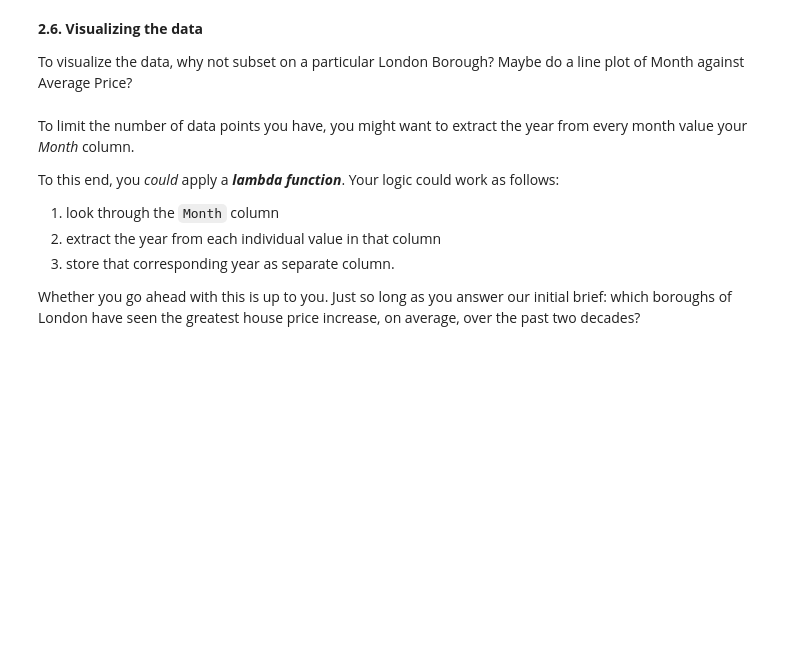
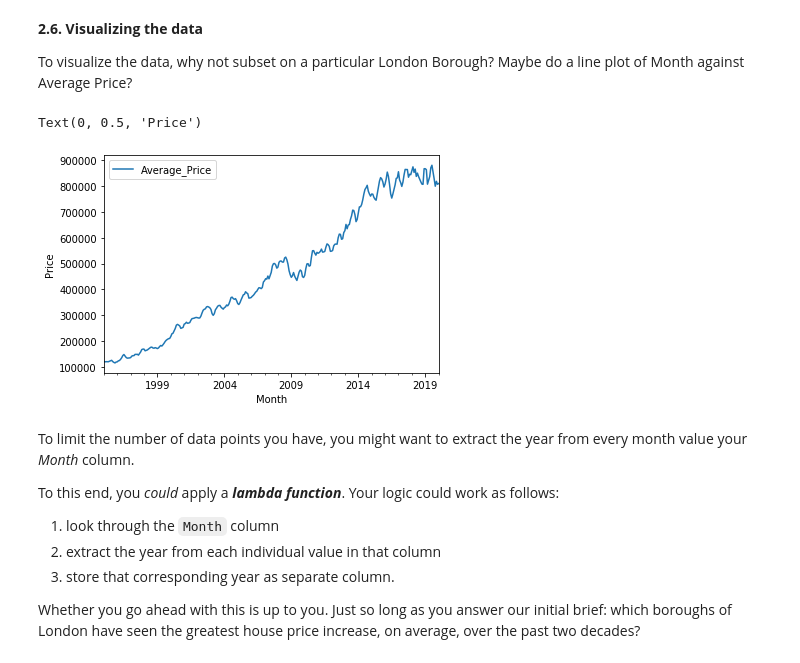
Before and after one commit to grizabella07/Springboard, a Jupyter notebook: Unit 4 Challenge - Tier 3.ipynb, the cells around one changed output. Cells and saved outputs as stored; diff of their text form; code cells hidden in the pictures; blank space fills up the shorter version.

```diff
--- a/Unit 4 Challenge - Tier 3.ipynb
+++ b/Unit 4 Challenge - Tier 3.ipynb
@@ -143,4 +179,5 @@ KeyError: '[0] not found in axis'
 
 You might we have to **rename** a couple columns. How do you do this? The clue's pretty bold...
 # %%
-propertiesT.rename(columns = {'Unnamed: 0':'London_Borough', pd.NaT: 'ID'})
+propertiesT.rename(columns = {'Unnamed: 0':'London_Borough', pd.NaT: 'ID'}, inplace = True)
+propertiesT.head(10)
@@ -152,5 +202,4 @@ Remember what Wes McKinney said about tidy data?
 You might need to **melt** your DataFrame here.
 # %%
 clean_properties = pd.melt(propertiesT, id_vars= ['London_Borough', 'ID'])
-clean_properties = clean_properties.rename(columns = {0: 'Month', 'value': 'Average_price'})
-clean_properties.head()
+clean_properties.head(10)
@@ -156,0 +218,5 @@ clean_properties.head()
+# %%
+clean_properties.rename(columns = {0 : 'Month',
+                         'value': 'Average_Price'},
+              inplace = True)
+clean_properties.head(10)
@@ -157,6 +235,4 @@ clean_properties.head()
 # %% [markdown]
 Remember to make sure your column data types are all correct. Average prices, for example, should be floating point numbers...
 # %%
-clean_properties.dtypes
-clean_properties['Average_price'] = pd.to_numeric(clean_properties['Average_price'])
-clean_properties.count()
+clean_properties['Average_Price'] = pd.to_numeric(clean_properties['Average_Price'])
@@ -194,8 +327,11 @@ df.dtypes
 To visualize the data, why not subset on a particular London Borough? Maybe do a line plot of Month against Average Price?
 # %%
 camden_prices = df[df['London_Borough'] == 'Camden']
-ax = camden_prices.plot(kind ='line', x = 'Month', y='Average_price')
+ax = camden_prices.plot(kind ='line', x = 'Month', y='Average_Price')
 ax.set_ylabel('Price')
+# %% [output]
+Text(0, 0.5, 'Price')
+[figure, added]
 # %% [markdown]
 To limit the number of data points you have, you might want to extract the year from every month value your *Month* column.
 
```
Also changed, not shown: parts of 25 cells of this notebook.
